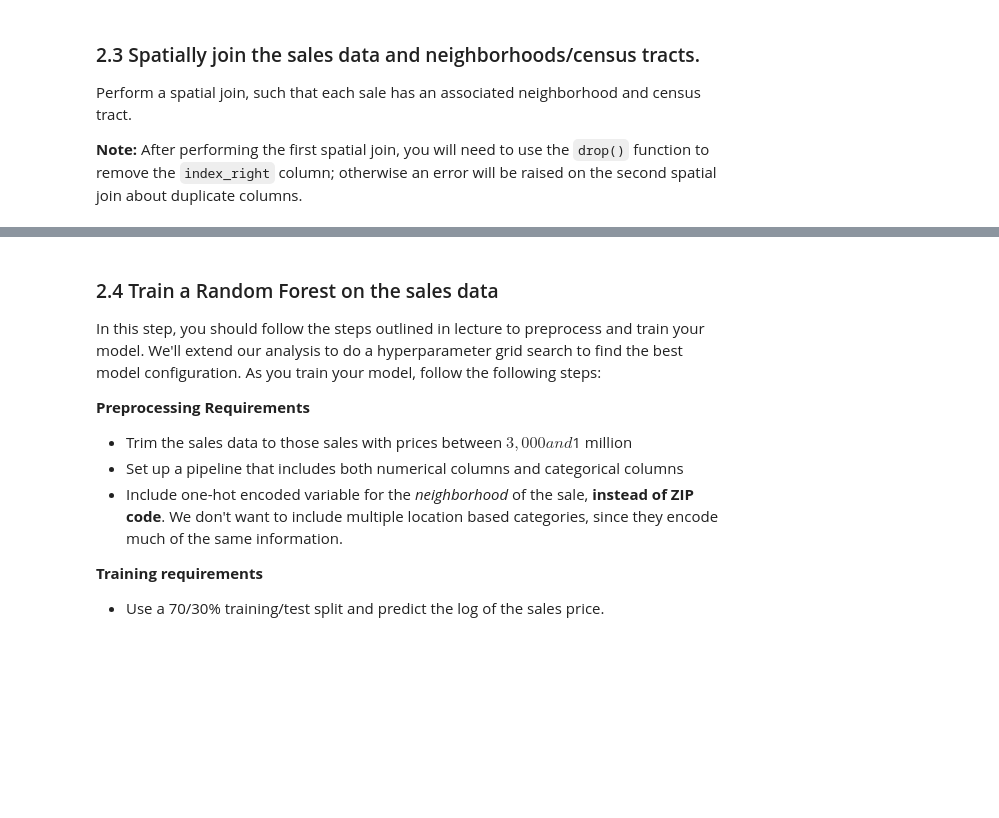
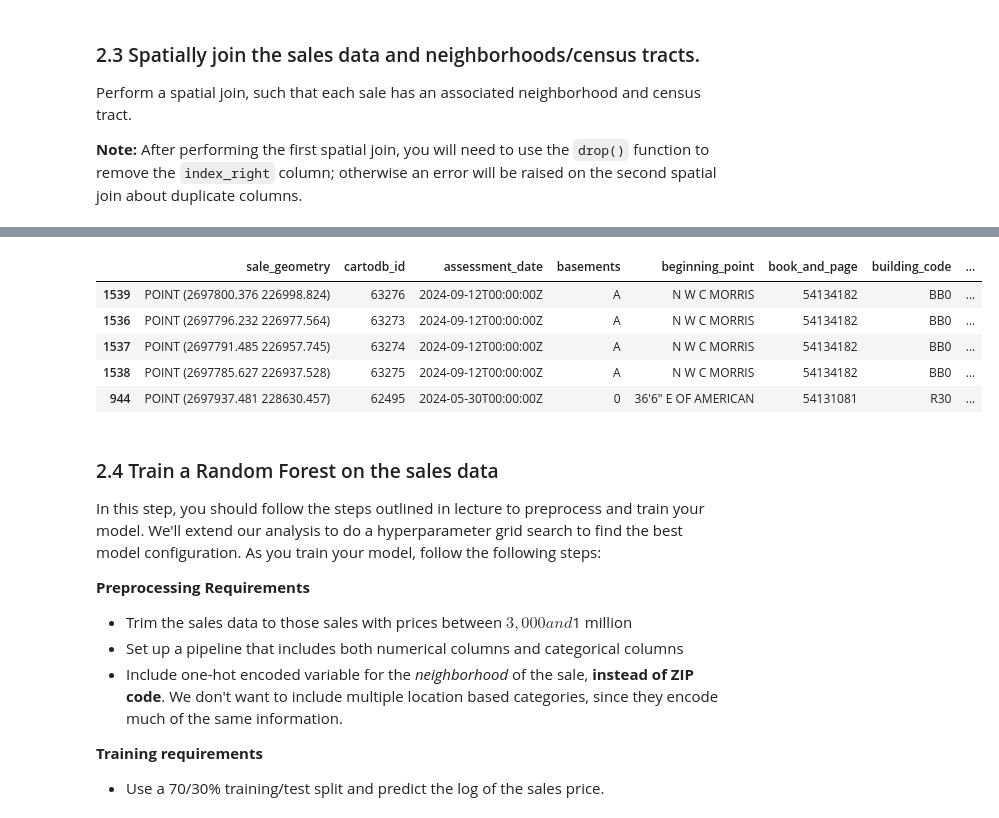
Before and after one commit to LingxuanGao/MUSA-5500-Geospatial-Data-Science-Python, a Jupyter notebook: assignment-6/assignment-6.ipynb, the cells around one changed output, grey strips where cells are left out. Saved outputs shown, nothing was run; the diff lists cells and outputs as text; code cells hidden in the pictures; blank space fills up the shorter version.

```diff
--- a/assignment-6/assignment-6.ipynb
+++ b/assignment-6/assignment-6.ipynb
@@ -65,3 +92,15 @@ response = requests.get(carto_url, params=params)
 Load various Philadelphia-based regions that we will use in our analysis.
 
 Census tracts can be downloaded and Neighborhoods can be downloaded from [here](assignment6-data.zip). Please unzip the file and put in the same folder as your notebook.
+# %%
+# Load Census Tracts (Ensure the filename matches your local file)
+tracts = gpd.read_file('data/Census_Tracts_2010.geojson')
+tracts = tracts.to_crs(epsg=2272)
+
+# Load Neighborhoods
+neighborhoods = gpd.read_file('data/philadelphia-neighborhoods.geojson')
+neighborhoods = neighborhoods.to_crs(epsg=2272)
+
+# Verify coordinate systems match
+print("Tracts CRS:", tracts.crs)
+print("Neighborhoods CRS:", neighborhoods.crs)
@@ -74,3 +138,32 @@ Perform a spatial join, such that each sale has an associated neighborhood and c
+# %%
+# Join with neighborhoods
+sales_neigh = gpd.sjoin(
+    sales_gdf,
+    neighborhoods[['NAME', 'geometry']],
+    how='left',
+    predicate='within'
+).rename(columns={"NAME": "neighborhood_name"}).drop(columns=['index_right'])
+
+# Join with tracts
+sales_full = gpd.sjoin(
+    sales_neigh,
+    tracts[['GEOID10', 'geometry']],
+    how='left',
+    predicate='within'
+).rename(columns={"geometry": "tract_geometry"}).drop(columns=['index_right'])
+
+# Restore sale point geometry
+sales_full = sales_full.rename(columns={'tract_geometry': 'sale_geometry'})
+sales_full = sales_full.set_geometry('sale_geometry')
+
+sales_full.head()
+# %% [output]
+|  | sale_geometry | cartodb_id | assessment_date | basements | beginning_point | book_and_page | building_code | ... |
+| 1539 | POINT (2697800.376 226998.824) | 63276 | 2024-09-12T00:00:00Z | A | N W C MORRIS | 54134182 | BB0 | ... |
+| 1536 | POINT (2697796.232 226977.564) | 63273 | 2024-09-12T00:00:00Z | A | N W C MORRIS | 54134182 | BB0 | ... |
+| 1537 | POINT (2697791.485 226957.745) | 63274 | 2024-09-12T00:00:00Z | A | N W C MORRIS | 54134182 | BB0 | ... |
+| 1538 | POINT (2697785.627 226937.528) | 63275 | 2024-09-12T00:00:00Z | A | N W C MORRIS | 54134182 | BB0 | ... |
+| 944 | POINT (2697937.481 228630.457) | 62495 | 2024-05-30T00:00:00Z | 0 | 36'6" E OF AMERICAN | 54131081 | R30 | ... |
 # %% [markdown]
 ### 2.4 Train a Random Forest on the sales data
 
```
Also changed, not shown: parts of 11 cells of this notebook.
